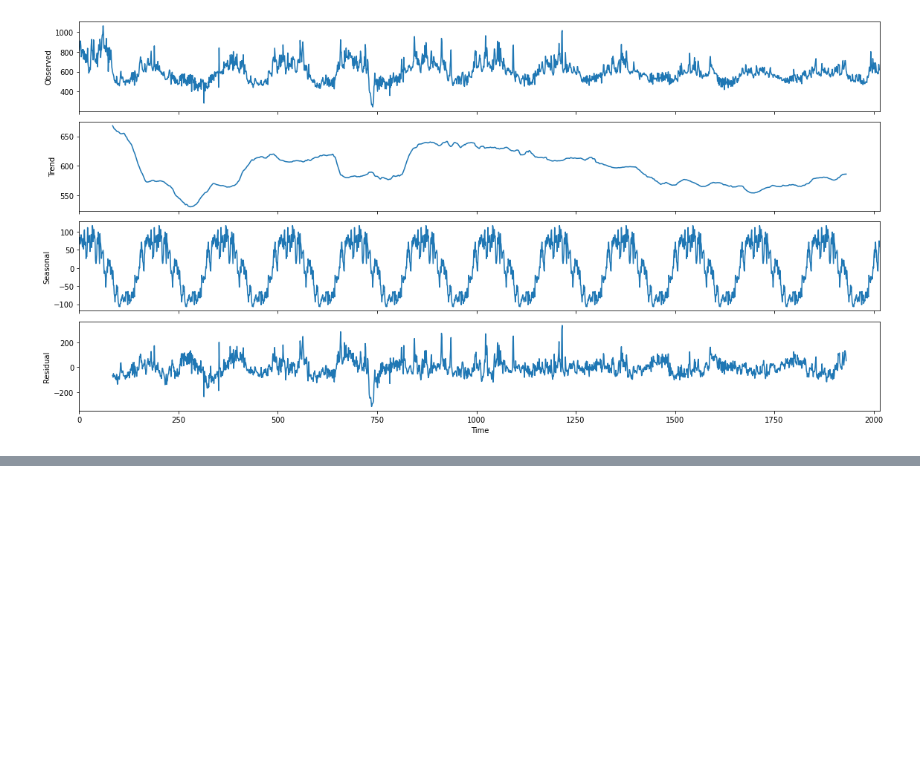
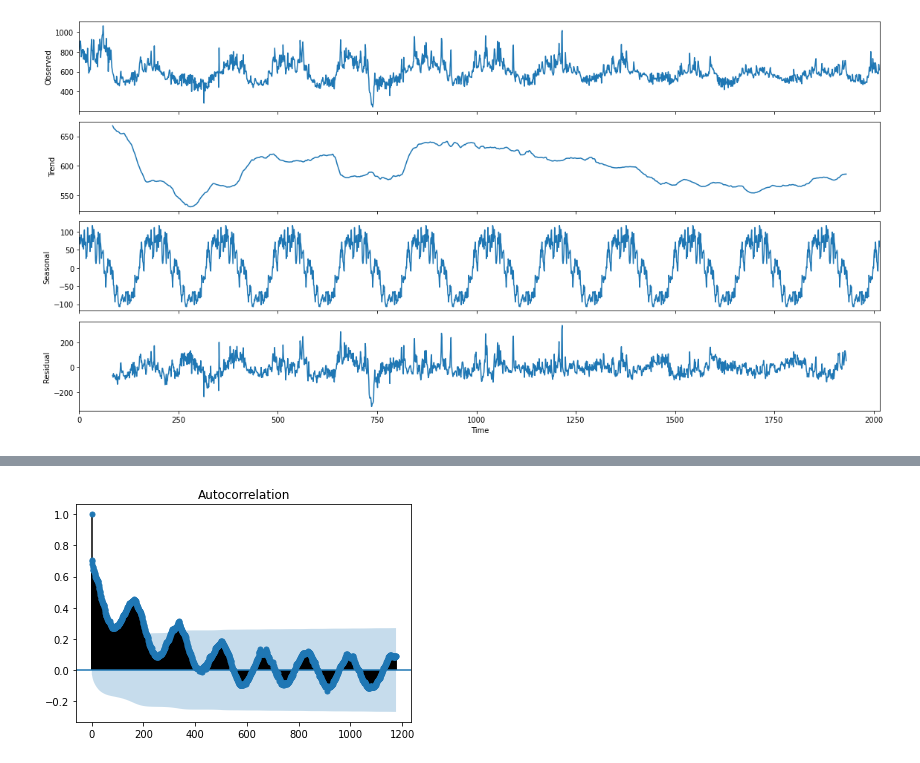
Before and after one commit to sipocz/messer, a Jupyter notebook: nitrogen_pred.ipynb, the cells around one changed output, grey strips where cells are left out. Saved outputs shown, nothing was run; the diff lists cells and outputs as text; code cells hidden in the pictures; blank space fills up the shorter version.

```diff
--- a/nitrogen_pred.ipynb
+++ b/nitrogen_pred.ipynb
@@ -285,0 +418,12 @@ print(o_df.index[start_pos])
+# %%
+import pandas as pd
+import matplotlib.pyplot as plt
+import statsmodels.api as sm
+dta = o_df.Max[:5000]
+dta.index = o_df.index[:5000]
+
+
+sm.graphics.tsa.plot_acf(dta.values.squeeze(), lags=24*7*7)
+plt.show()
+# %% [output]
+[figure, added]
```
Also changed, not shown: parts of 17 cells of this notebook.
